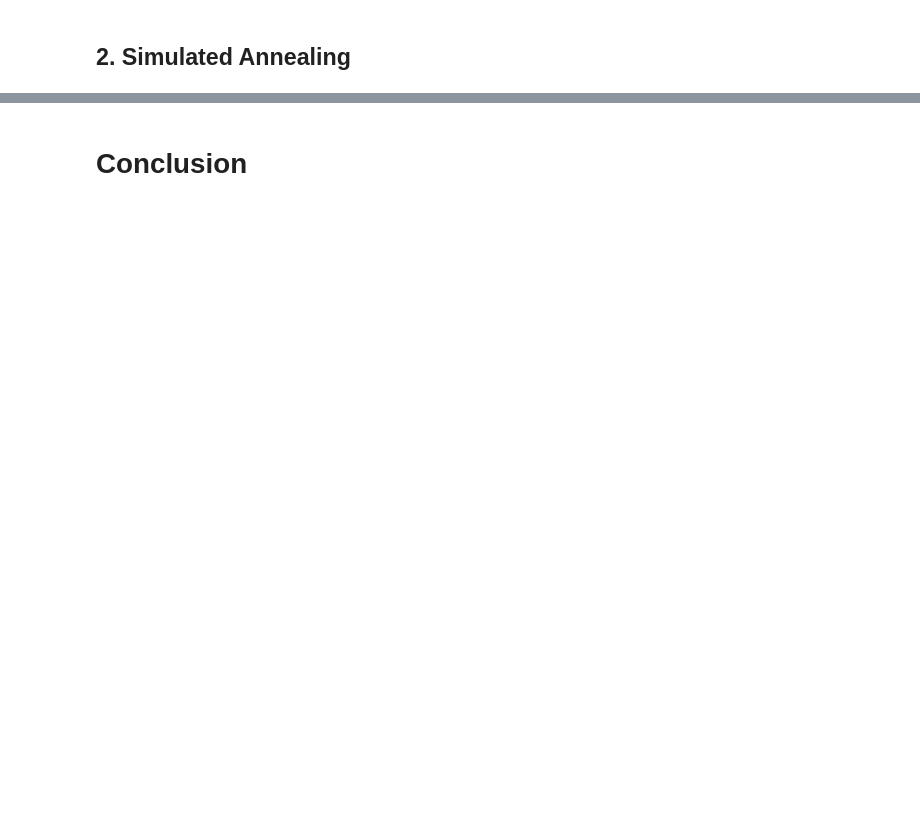
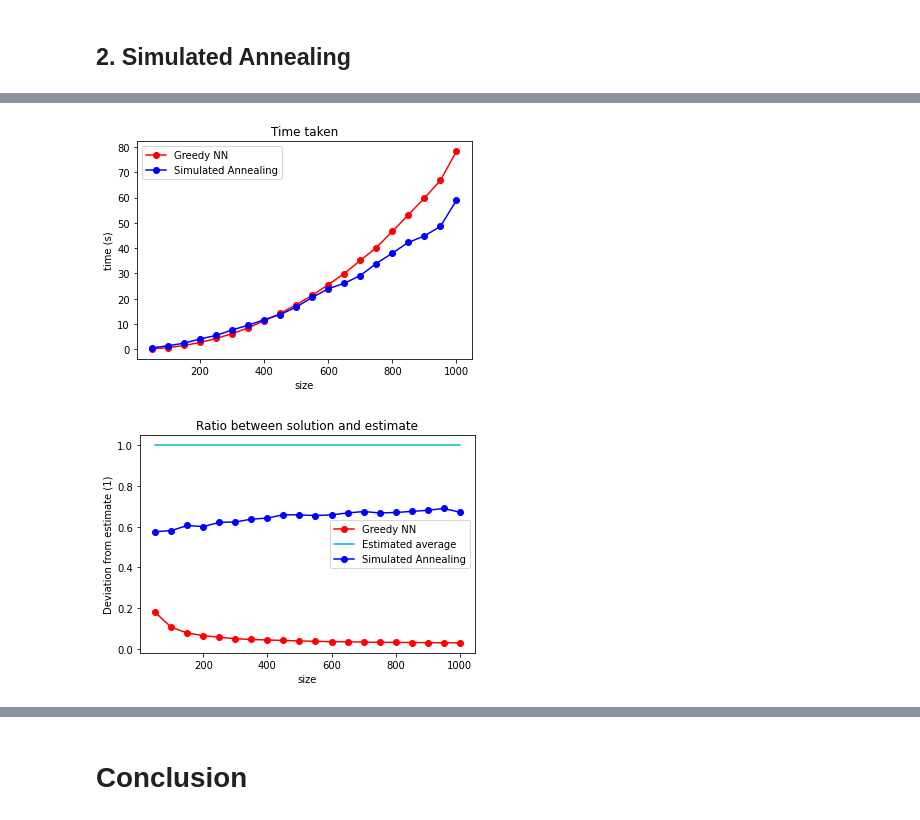
Before and after one commit to driimus/380ct, a Jupyter notebook: Investigating+TSP.ipynb, the cells around one changed output, grey strips where cells are left out. Saved outputs shown, nothing was run; the diff lists cells and outputs as text; code cells hidden in the pictures; blank space fills up the shorter version.

```diff
--- a/Investigating+TSP.ipynb
+++ b/Investigating+TSP.ipynb
@@ -478,10 +532,24 @@ A single Simulated Annealing iteration has polynomial time complexity:
 # %%
 # SA constants, used for tuning the algo
 
-start_temperature = 1e2
+start_temperature = 15.
 stop_temperature = 5.
 MAX_CYCLES = 10
-UNCHANGED_FOR_MAX = 50
+UNCHANGED_FOR_MAX = 500
 
 # temperature scheduling
 temp_dropoff = exp(log(stop_temperature / start_temperature) / (MAX_CYCLES-1))
+
+def sa_set(start_temp = 20., stop_temp = 5., cycles = 10, budget = 50):
+    global start_temperature, stop_temperature, MAX_CYCLES, UNCHANGED_FOR_MAX
+    start_temperature = start_temp
+    stop_temperature = stop_temp
+    MAX_CYCLES = cycles
+    UNCHANGED_FOR_MAX = budget
+
+    global temp_dropoff
+    temp_dropoff = exp(log(stop_temperature / start_temperature) / (MAX_CYCLES-1))
+
+
+def sa_reset():
+    sa_set()
@@ -533,21 +579,22 @@ def sa_iteration(G, cycle, best_distance):
     # set initial temp
     temperature = start_temperature
 
-    crt_cycle = copy.deepcopy(cycle)
+    new_cycle = copy.deepcopy(cycle)
     for _ in range(MAX_CYCLES):
-        new_cycle = randomize(crt_cycle, temperature)
+        new_cycle = randomize(new_cycle, temperature)
         new_distance = cost(G, new_cycle)
 
         if new_distance < best_distance:
-            cycle = new_cycle
+            cycle = copy.deepcopy(new_cycle)
             best_distance = new_distance
 
+        new_cycle = copy.deepcopy(cycle)
         temperature *= temp_dropoff
 
     return (cycle, best_distance)
 # %%
 def simulated_annealing(G, cycle = None, best_distance = None):
-    cycle = cycle or list(range(len(G)))
+    cycle = copy.deepcopy(cycle) or list(range(len(G)))
     best_distance = best_distance or cost(G, cycle)
 
     distance = best_distance - 1
@@ -580,0 +696,18 @@ simulated_annealing(G)
+# %%
+plt.title('Time taken')
+plt.xlabel('size'); plt.ylabel('time (s)')
+plt.plot(pnts_n, pnts_t, 'ro-')
+plt.plot(pnts_n, pnts_t_sa, 'bo-')
+plt.legend(['Greedy NN', 'Simulated Annealing'])
+plt.show()
+
+plt.title('Ratio between solution and estimate')
+plt.xlabel('size'); plt.ylabel('Deviation from estimate (1)')
+plt.plot(pnts_n, pnts_q, 'ro-')
+plt.plot(pnts_n, [1] * len(pnts_q), 'c-')
+plt.plot(pnts_n, pnts_q_sa, 'bo-')
+plt.legend(['Greedy NN', 'Estimated average', 'Simulated Annealing'])
+plt.show()
+# %% [output]
+[figure, added]
+[figure, added]
```
Also changed, not shown: parts of 33 cells of this notebook.
